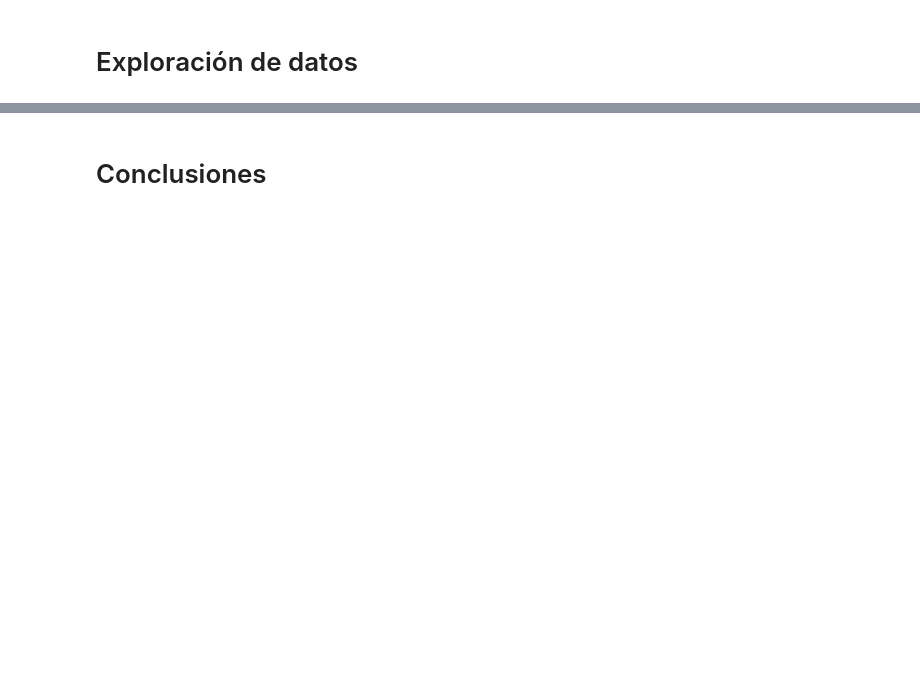
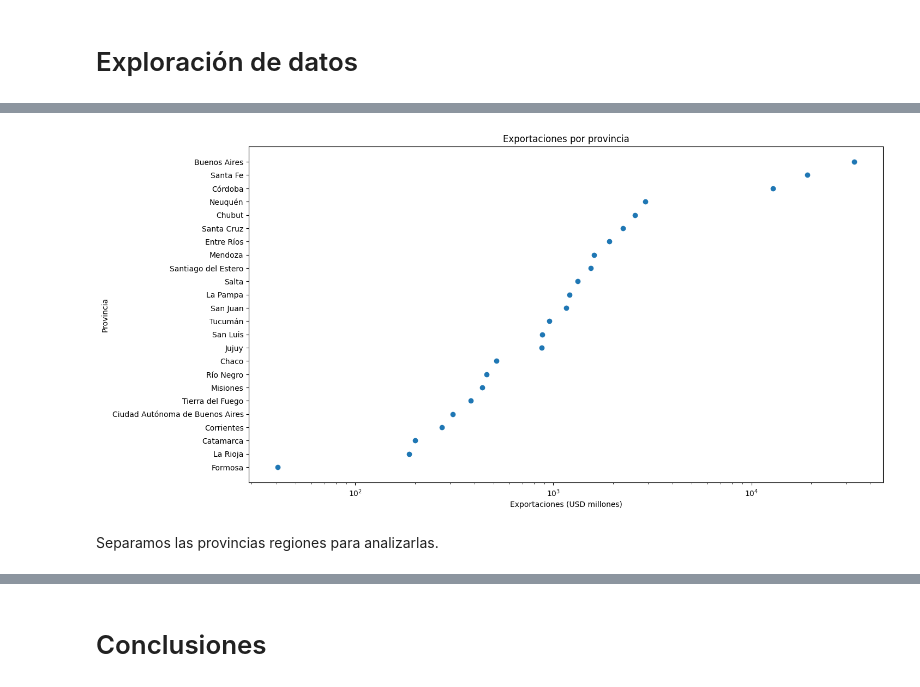
Before and after one commit to Isaiasgaray/fundamentos_tp, a Jupyter notebook: tp1/ejercicio_1/ejercicio1.ipynb, the cells around one changed output, grey strips where cells are left out. Drawn from its saved outputs; the diff is of its cells as text; code cells hidden in the pictures; blank space fills up the shorter version.

```diff
--- a/tp1/ejercicio_1/ejercicio1.ipynb
+++ b/tp1/ejercicio_1/ejercicio1.ipynb
@@ -155,0 +134,9 @@ provincias
+# %%
+datos_chaco = provincias.iloc[3,0:4]
+datos_cordoba = provincias.iloc[5,0:4]
+
+datos_cordoba['provincia'] = 'Chaco'
+datos_chaco['provincia'] = 'Córdoba'
+
+provincias.iloc[3,0:4] = datos_cordoba
+provincias.iloc[5,0:4] = datos_chaco
@@ -155,0 +145,2 @@ provincias
+# %%
+provincias.loc[provincias.provincia == 'Corrientes','poblacion_miles'] = 1197
@@ -155,0 +193,17 @@ provincias
+# %%
+provincias_ordenadas = provincias.sort_values('exportaciones_usd_millones')
+
+plt.figure(figsize=(15, 8))
+
+plt.scatter(
+    provincias_ordenadas.exportaciones_usd_millones,
+    provincias_ordenadas.provincia)
+plt.xlabel('Exportaciones (USD millones)')
+plt.ylabel('Provincia')
+plt.title('Exportaciones por provincia')
+
+plt.xscale('log')
+# %% [output]
+[figure, added]
+# %% [markdown]
+Separamos las provincias regiones para analizarlas.
```
Also changed, not shown: parts of 21 cells of this notebook, 1 other file.
